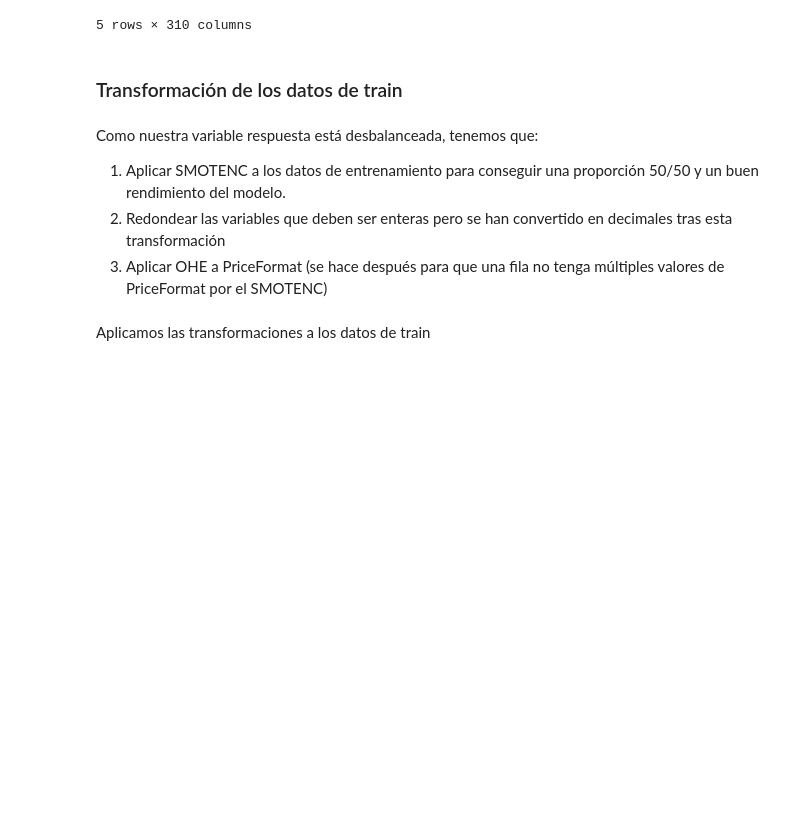
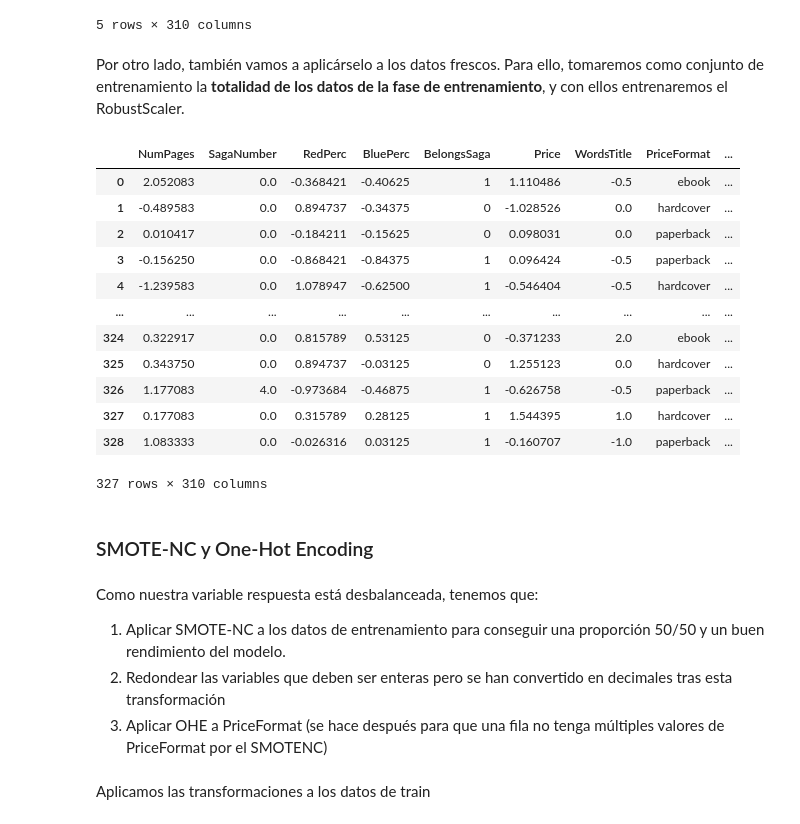
Before and after one commit to MMCCJJ/NOVELLA, a Jupyter notebook: evaluacion/evaluacionModeloFinal.ipynb, the cells around one changed output. Saved outputs shown, nothing was run; the diff lists cells and outputs as text; code cells hidden in the pictures; blank space fills up the shorter version.

```diff
--- a/evaluacion/evaluacionModeloFinal.ipynb
+++ b/evaluacion/evaluacionModeloFinal.ipynb
@@ -86,0 +78,2 @@ newData
+# %%
+newData = pd.read_csv("test_FINAL_EVALUACION.csv", index_col = 0)
@@ -159,8 +154,44 @@ XN_scaled_test[variables_numericas] = scaler.transform(XN_scaled_test[variables_
+# %% [markdown]
+Por otro lado, también vamos a aplicárselo a los datos frescos. Para ello, tomaremos como conjunto de entrenamiento la **totalidad de los datos de la fase de entrenamiento**, y con ellos entrenaremos el RobustScaler.
+# %%
+dataN_scaled = newData.copy()
+
+XN_scaled_train = data_scaled.drop('Bestseller', axis=1)
+yN_scaled_train = data_scaled['Bestseller']
+XN_scaled_test = dataN_scaled.drop('Bestseller', axis=1)
+yN_scaled_test = dataN_scaled['Bestseller']
+
+# Inicializamos RobustScaler
+scaler = RobustScaler()
+
+# Solo lo aplicamos a las variables numéricas
+variables_numericas = ['SagaNumber', 'NumPages', 'RedPerc', 'BluePerc', 'Price', 'WordsTitle', 'BookInterest1M',
+                     'Rating20Days', 'PrevBestSellAuthor']
+
+# Aplicamos el RobustScaler a los datos de entrenamiento y test
+XN_scaled_train[variables_numericas] = scaler.fit_transform(XN_scaled_train[variables_numericas])
+XN_scaled_test[variables_numericas] = scaler.transform(XN_scaled_test[variables_numericas])
+# %%
+XN_scaled_test
+# %% [output]
+|  | NumPages | SagaNumber | RedPerc | BluePerc | BelongsSaga | Price | WordsTitle | PriceFormat | ... |
+| 0 | 2.052083 | 0.0 | -0.368421 | -0.40625 | 1 | 1.110486 | -0.5 | ebook | ... |
+| 1 | -0.489583 | 0.0 | 0.894737 | -0.34375 | 0 | -1.028526 | 0.0 | hardcover | ... |
+| 2 | 0.010417 | 0.0 | -0.184211 | -0.15625 | 0 | 0.098031 | 0.0 | paperback | ... |
+| 3 | -0.156250 | 0.0 | -0.868421 | -0.84375 | 1 | 0.096424 | -0.5 | paperback | ... |
+| 4 | -1.239583 | 0.0 | 1.078947 | -0.62500 | 1 | -0.546404 | -0.5 | hardcover | ... |
+| ... | ... | ... | ... | ... | ... | ... | ... | ... | ... |
+| 324 | 0.322917 | 0.0 | 0.815789 | 0.53125 | 0 | -0.371233 | 2.0 | ebook | ... |
+| 325 | 0.343750 | 0.0 | 0.894737 | -0.03125 | 0 | 1.255123 | 0.0 | hardcover | ... |
+| 326 | 1.177083 | 4.0 | -0.973684 | -0.46875 | 1 | -0.626758 | -0.5 | paperback | ... |
+| 327 | 0.177083 | 0.0 | 0.315789 | 0.28125 | 1 | 1.544395 | 1.0 | hardcover | ... |
+| 328 | 1.083333 | 0.0 | -0.026316 | 0.03125 | 1 | -0.160707 | -1.0 | paperback | ... |
+327 rows × 310 columns
 # %% [markdown]
-### Transformación de los datos de train
+### SMOTE-NC y One-Hot Encoding
 # %% [markdown]
 Como nuestra variable respuesta está desbalanceada, tenemos que:
-1. Aplicar SMOTENC a los datos de entrenamiento para conseguir una proporción 50/50 y  un buen rendimiento del modelo.
+1. Aplicar SMOTE-NC a los datos de entrenamiento para conseguir una proporción 50/50 y  un buen rendimiento del modelo.
 2. Redondear las variables que deben ser enteras pero se han convertido en decimales tras esta transformación
 3. Aplicar OHE a PriceFormat (se hace después para que una fila no tenga múltiples valores de PriceFormat por el SMOTENC)
 # %%
```
Also changed, not shown: parts of 66 cells of this notebook.
